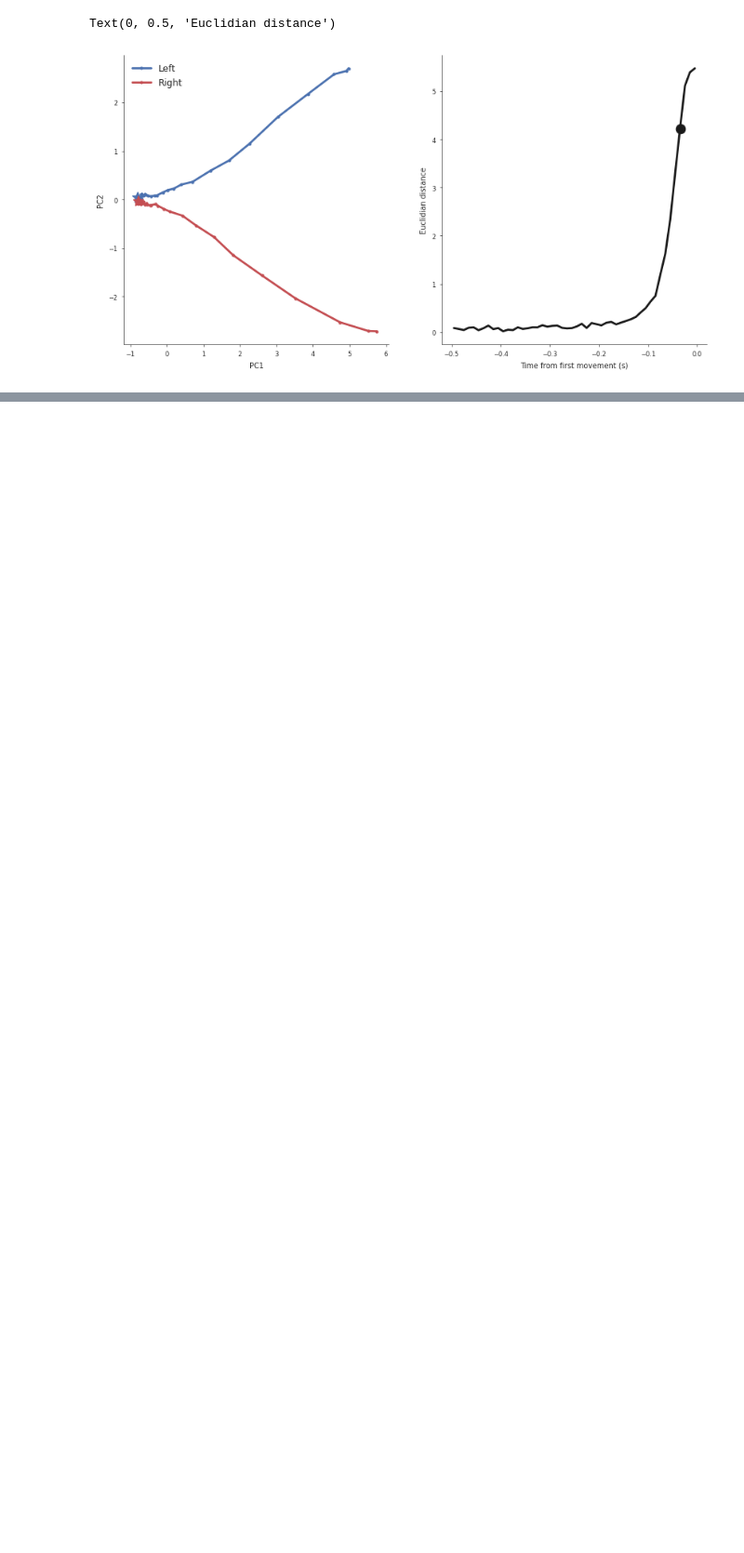
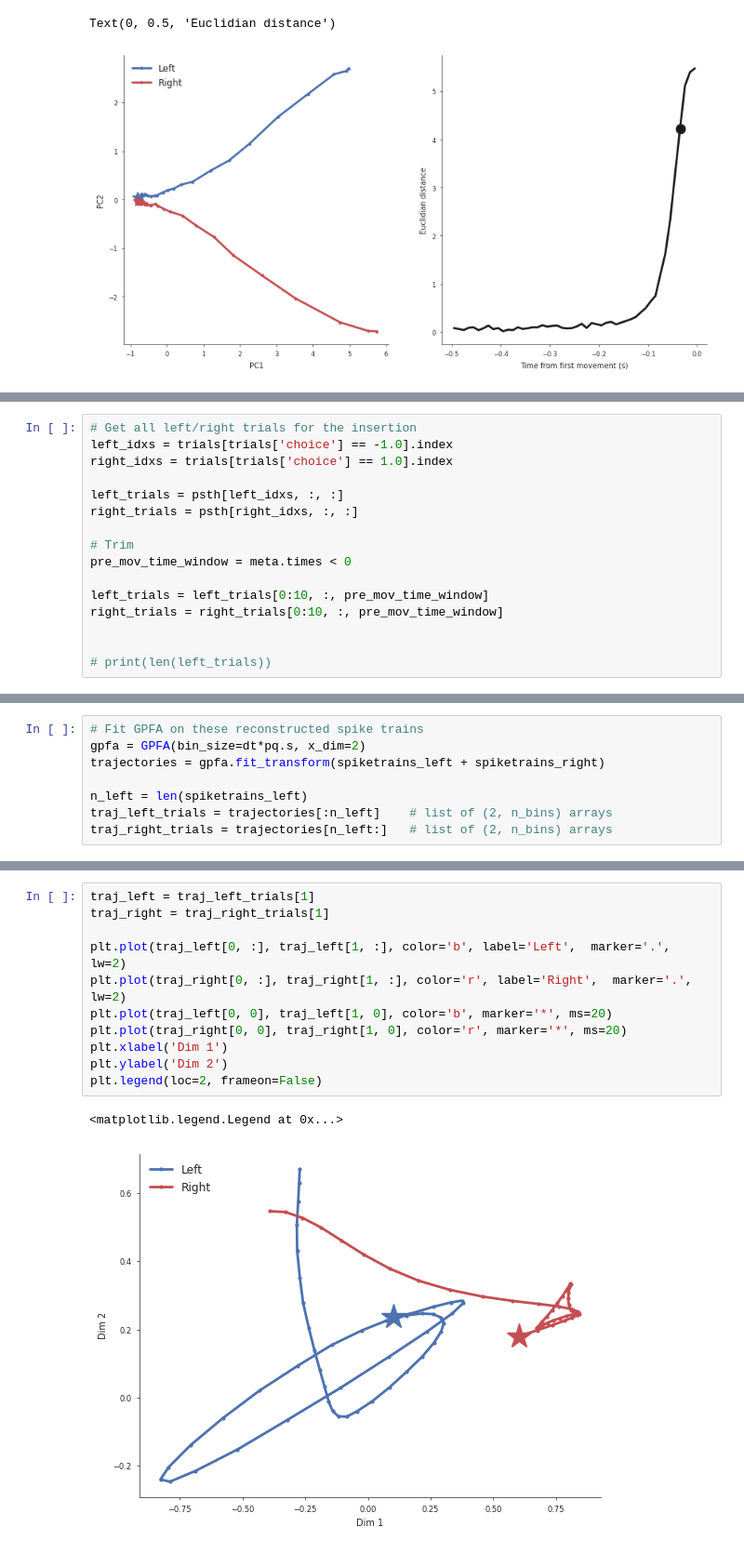
Before and after one commit to dyljcarter/neuromatch-comp-neuro, a Jupyter notebook: projects/IBL_GPFA_clean.ipynb, the cells around one changed output, grey strips where cells are left out. Shown at 93% size. Drawn from its saved outputs; the diff is of its cells as text; blank space fills up the shorter version.

```diff
--- a/projects/IBL_GPFA_clean.ipynb
+++ b/projects/IBL_GPFA_clean.ipynb
@@ -672,0 +724,16 @@ Text(0, 0.5, 'Euclidian distance')
+# %%
+# Get all left/right trials for the insertion
+left_idxs = trials[trials['choice'] == -1.0].index
+right_idxs = trials[trials['choice'] == 1.0].index
+
+left_trials = psth[left_idxs, :, :]
+right_trials = psth[right_idxs, :, :]
+
+# Trim
+pre_mov_time_window = meta.times < 0
+
+left_trials = left_trials[0:10, :, pre_mov_time_window]
+right_trials = right_trials[0:10, :, pre_mov_time_window]
+
+
+# print(len(left_trials))
@@ -672,0 +775,8 @@ Text(0, 0.5, 'Euclidian distance')
+# %%
+# Fit GPFA on these reconstructed spike trains
+gpfa = GPFA(bin_size=dt*pq.s, x_dim=2)
+trajectories = gpfa.fit_transform(spiketrains_left + spiketrains_right)
+
+n_left = len(spiketrains_left)
+traj_left_trials = trajectories[:n_left]    # list of (2, n_bins) arrays
+traj_right_trials = trajectories[n_left:]   # list of (2, n_bins) arrays
@@ -672,0 +821,14 @@ Text(0, 0.5, 'Euclidian distance')
+# %%
+traj_left = traj_left_trials[1]
+traj_right = traj_right_trials[1]
+
+plt.plot(traj_left[0, :], traj_left[1, :], color='b', label='Left',  marker='.', lw=2)
+plt.plot(traj_right[0, :], traj_right[1, :], color='r', label='Right',  marker='.', lw=2)
+plt.plot(traj_left[0, 0], traj_left[1, 0], color='b', marker='*', ms=20)
+plt.plot(traj_right[0, 0], traj_right[1, 0], color='r', marker='*', ms=20)
+plt.xlabel('Dim 1')
+plt.ylabel('Dim 2')
+plt.legend(loc=2, frameon=False)
+# %% [output]
+<matplotlib.legend.Legend at 0x...>
+[figure, added]
```
Also changed, not shown: parts of 26 cells of this notebook.
